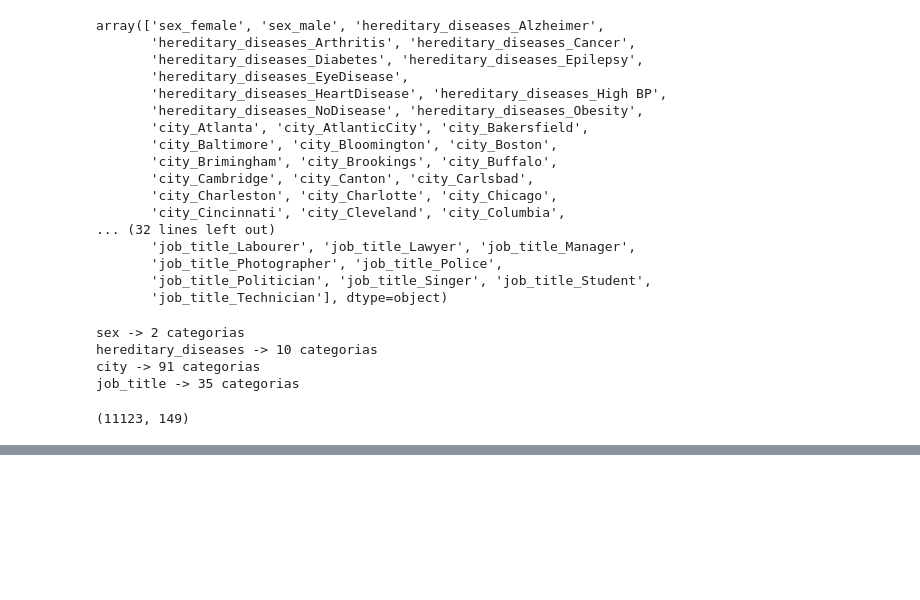
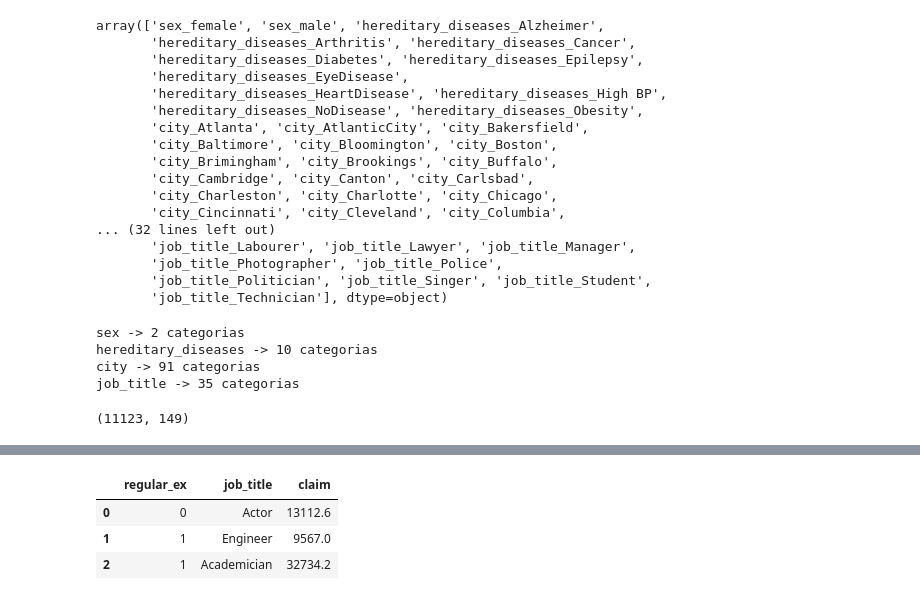
Before and after one commit to DalpesCS50/trab_estagio4_health-insurance-claims-prediction, a Jupyter notebook: notebooks/01_exploracao_inicial_health_insurance.ipynb, the cells around one changed output, grey strips where cells are left out. Cells and saved outputs as stored; diff of their text form; code cells hidden in the pictures; blank space fills up the shorter version.

```diff
--- a/notebooks/01_exploracao_inicial_health_insurance.ipynb
+++ b/notebooks/01_exploracao_inicial_health_insurance.ipynb
@@ -2235,0 +2289,8 @@ X_dev_transformado.shape
+# %%
+# df.head(3)
+df.iloc[0:3, 10:]
+# %% [output]
+|  | regular_ex | job_title | claim |
+| 0 | 0 | Actor | 13112.6 |
+| 1 | 1 | Engineer | 9567.0 |
+| 2 | 1 | Academician | 32734.2 |
```
Also changed, not shown: parts of 14 cells of this notebook.
